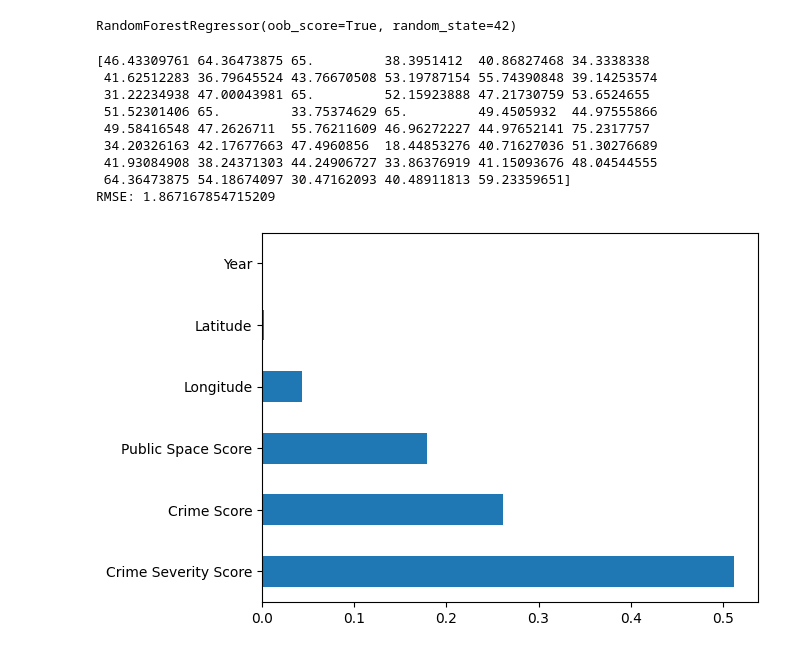
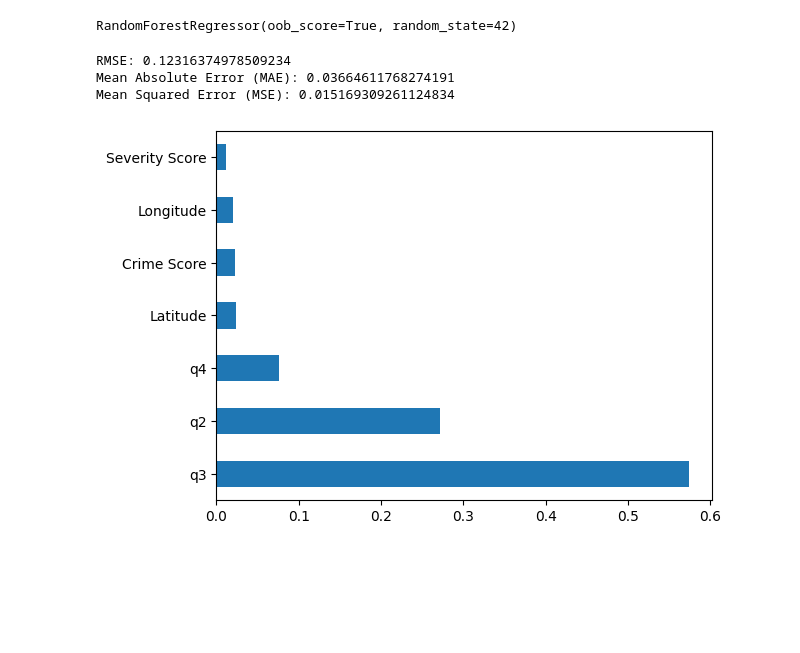
Before and after one commit to loisperryman02/proutectapp, a Jupyter notebook: mobile-application/python-files/machine_learning_implementation.ipynb, the cells around one changed output. Saved outputs shown, nothing was run; the diff lists cells and outputs as text; code cells hidden in the pictures; blank space fills up the shorter version.

```diff
--- a/mobile-application/python-files/machine_learning_implementation.ipynb
+++ b/mobile-application/python-files/machine_learning_implementation.ipynb
@@ -35,0 +107,31 @@ Name: Safety Score, Length: 231, dtype: float64
+# %%
+# Initialize dictionary to hold crime and safety score data
+crime_dictionary = {}
+
+# Iterate through the crimes
+for index, row in all_crime.iterrows():
+    # Convert to float once and use variables
+    lat = float(row["Latitude"])
+    lon = float(row["Longitude"])
+
+    # Get coordinate ranges for 250m radius
+    lat_range, lon_range = get_lat_lon_ranges(lat, lon, 250)
+
+    # Define the coordinate pair
+    coords = (lat, lon)
+
+    # Initialize or update dictionary for the coords
+    if coords not in crime_dictionary:
+        crime_dictionary[coords] = [0, 0]  # Initialize if not present
+
+    # Get number of crimes and average severity score in the range
+    num_crimes, avg_ss = get_crimes_in_range(all_crime, lon_range[0], lat_range[0], lon_range[1], lat_range[1], crime_severity_scores)
+
+    # Update dictionary values
+    total_crimes = len(all_crime)
+
+    crime_dictionary[coords][0] += (total_crimes - num_crimes) / total_crimes
+    crime_dictionary[coords][1] += avg_ss
+
+# Print the dictionary
+print(crime_dictionary)
@@ -36,7 +292,8 @@ Name: Safety Score, Length: 231, dtype: float64
 # %% [markdown]
 Split data into training/test set.
 # %%
-X_train, X_test, y_train, y_test = train_test_split(X, y, test_size=0.2, random_state=42)
+# 80% : 20% split
+X_train, X_test, y_train, y_test = train_test_split(X_2, y_2, test_size=0.2, random_state=42)
 # %%
 regressor = RandomForestRegressor(n_estimators=100, random_state=42, oob_score = True)
 regressor.fit(X_train, y_train)
@@ -44,32 +301,31 @@ regressor.fit(X_train, y_train)
 RandomForestRegressor(oob_score=True, random_state=42)
 # %%
 from sklearn.metrics import mean_squared_error
+from sklearn.metrics import mean_absolute_error
 
 # Predicting on the test set
 y_pred = regressor.predict(X_test)
 
-
-print(y_pred)
-
 # Calculating the Root Mean Squared Error
 rmse = np.sqrt(mean_squared_error(y_test, y_pred))
 print(f"RMSE: {rmse}")
+
+mae = mean_absolute_error(y_test, y_pred)
+print(f"Mean Absolute Error (MAE): {mae}")
+
+# Calculate MSE
+mse = mean_squared_error(y_test, y_pred)
+print(f"Mean Squared Error (MSE): {mse}")
 # %% [output]
-[46.43309761 64.36473875 65.         38.3951412  40.86827468 34.3338338
- 41.62512283 36.79645524 43.76670508 53.19787154 55.74390848 39.14253574
- 31.22234938 47.00043981 65.         52.15923888 47.21730759 53.6524655
- 51.52301406 65.         33.75374629 65.         49.4505932  44.97555866
- 49.58416548 47.2626711  55.76211609 46.96272227 44.97652141 75.2317757
- 34.20326163 42.17677663 47.4960856  18.44853276 40.71627036 51.30276689
- 41.93084908 38.24371303 44.24906727 33.86376919 41.15093676 48.04544555
- 64.36473875 54.18674097 30.47162093 40.48911813 59.23359651]
-RMSE: 1.867167854715209
+RMSE: 0.12316374978509234
+Mean Absolute Error (MAE): 0.03664611768274191
+Mean Squared Error (MSE): 0.015169309261124834
 # %%
-feature_importances = pd.Series(regressor.feature_importances_, index=X.columns)
+feature_importances = pd.Series(regressor.feature_importances_, index=X_2.columns)
 feature_importances.nlargest(10).plot(kind='barh')  # Top 10 features
 plt.show()
 # %% [output]
-[figure, old version]
+[figure, new version]
 # %%
 import matplotlib.pyplot as plt
 
```
Also changed, not shown: parts of 10 cells of this notebook, 12 other files.
